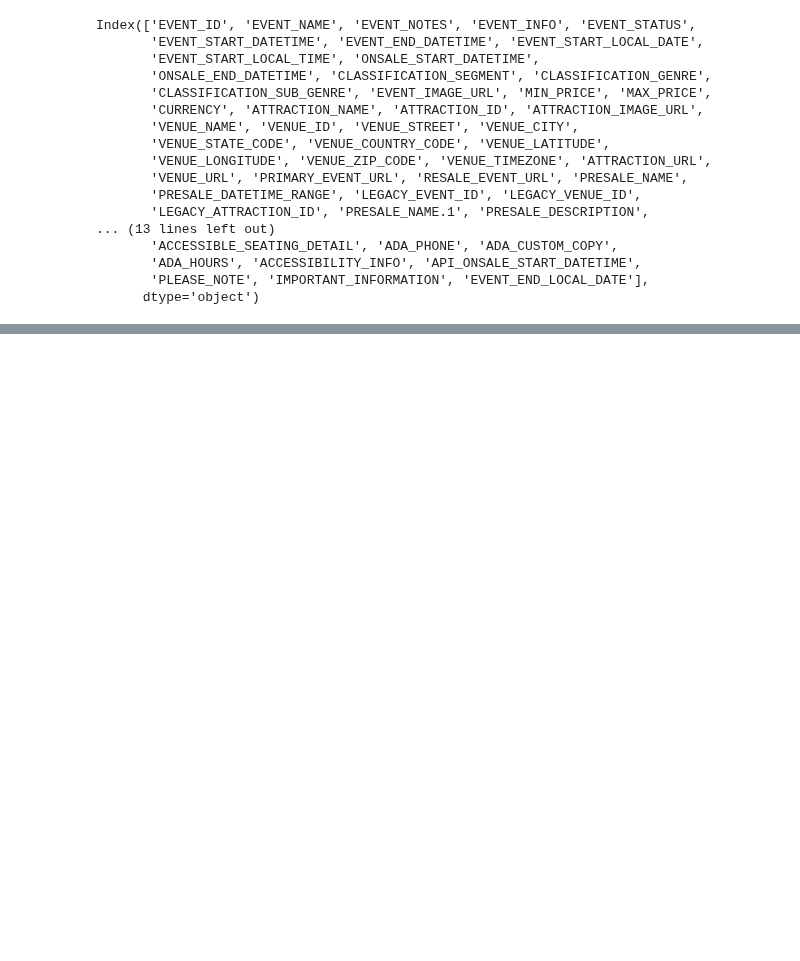
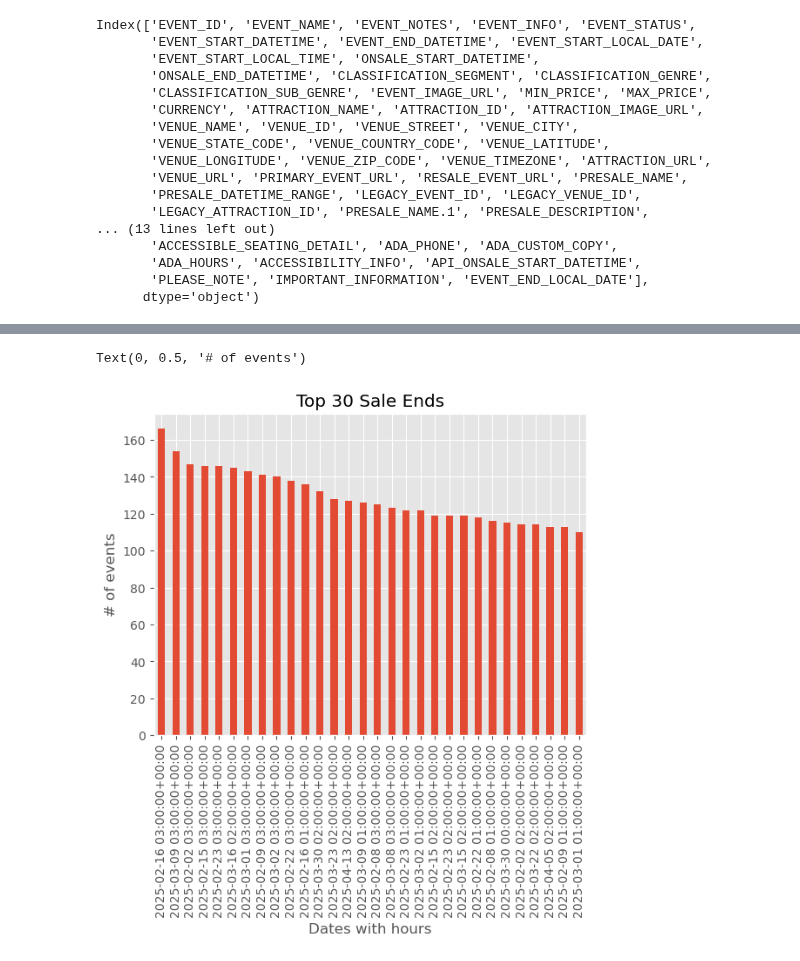
Before and after one commit to dq93/TicketMasterAPI, a Jupyter notebook: notebooks/Daniel_eda.ipynb, the cells around one changed output, grey strips where cells are left out. Saved outputs shown, nothing was run; the diff lists cells and outputs as text; code cells hidden in the pictures; blank space fills up the shorter version.

```diff
--- a/notebooks/Daniel_eda.ipynb
+++ b/notebooks/Daniel_eda.ipynb
@@ -54,0 +172,7 @@ df.describe()
+# %%
+ax = datetime_df['ONSALE_END_DATETIME'].value_counts().head(30).plot(kind='bar', title='Top 30 Sale Ends')
+ax.set_xlabel('Dates with hours')
+ax.set_ylabel('# of events')
+# %% [output]
+Text(0, 0.5, '# of events')
+[figure, added]
```
Also changed, not shown: parts of 14 cells of this notebook.
